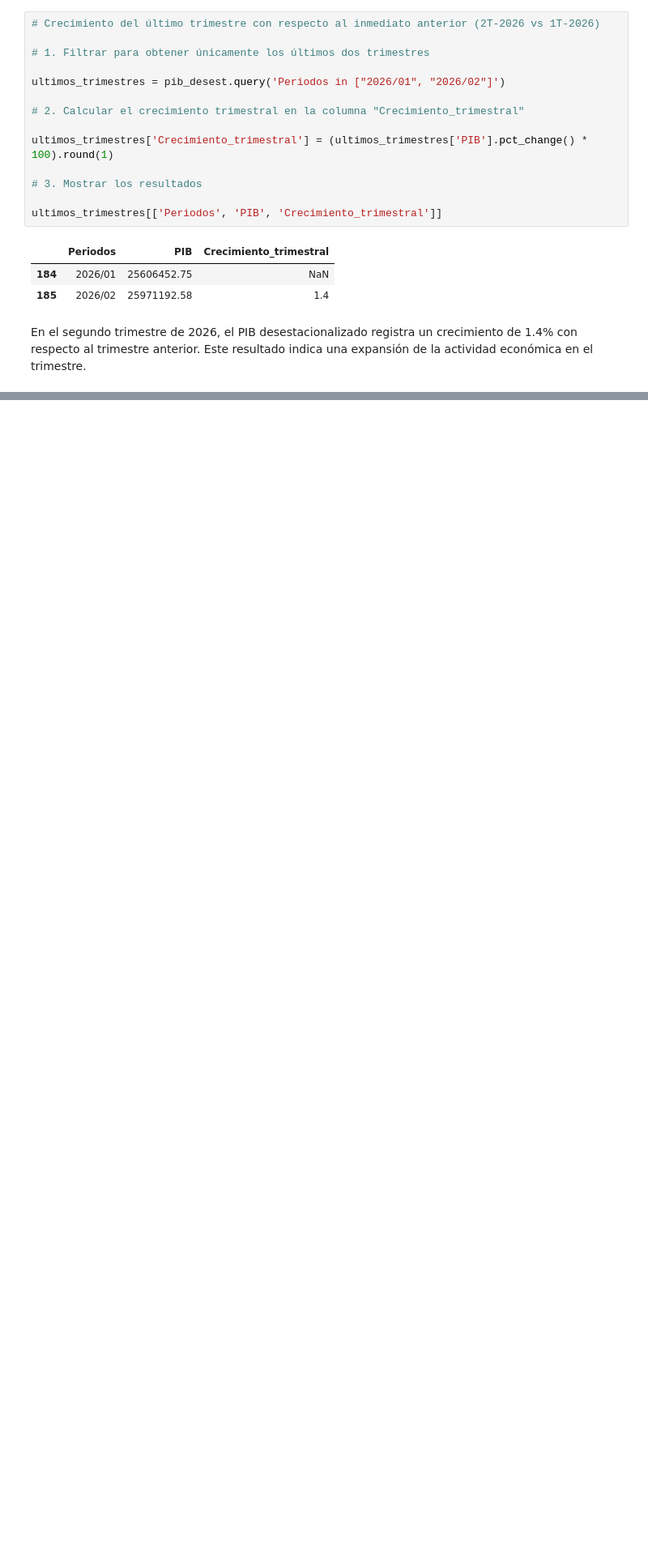
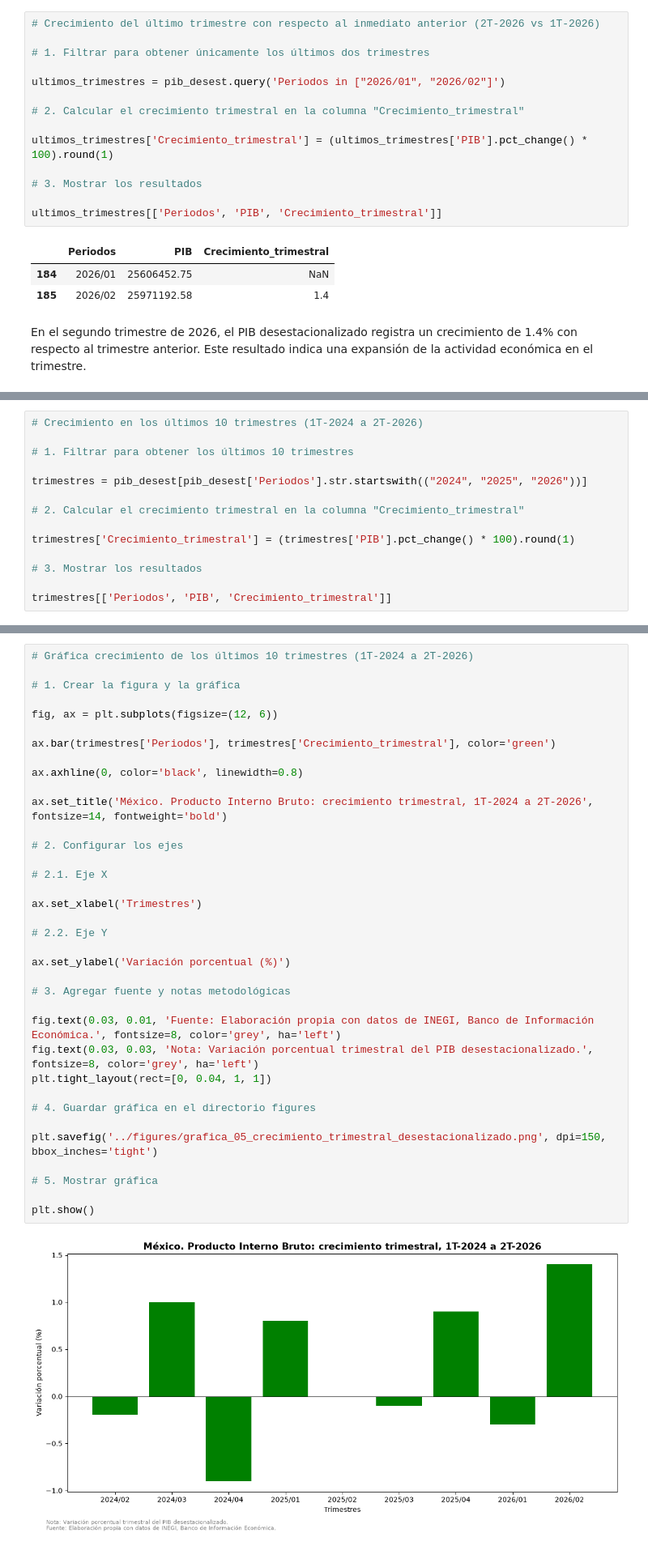
Before and after one commit to Jose-Castanedas/pib_mexico, a Jupyter notebook: notebooks/analisis_pib.ipynb, the cells around one changed output, grey strips where cells are left out. Shown at 81% size. Drawn from its saved outputs; the diff is of its cells as text; blank space fills up the shorter version.

Commit message:
feat: agrega gráfica del crecimiento trimestral de 2024 a 2026

```diff
--- a/notebooks/analisis_pib.ipynb
+++ b/notebooks/analisis_pib.ipynb
@@ -464,0 +467,14 @@ En el segundo trimestre de 2026, el PIB desestacionalizado registra un crecimien
+# %%
+# Crecimiento en los últimos 10 trimestres (1T-2024 a 2T-2026)
+
+# 1. Filtrar para obtener los últimos 10 trimestres
+
+trimestres = pib_desest[pib_desest['Periodos'].str.startswith(("2024", "2025", "2026"))]
+
+# 2. Calcular el crecimiento trimestral en la columna "Crecimiento_trimestral"
+
+trimestres['Crecimiento_trimestral'] = (trimestres['PIB'].pct_change() * 100).round(1)
+
+# 3. Mostrar los resultados
+
+trimestres[['Periodos', 'PIB', 'Crecimiento_trimestral']]
@@ -464,0 +493,38 @@ En el segundo trimestre de 2026, el PIB desestacionalizado registra un crecimien
+# %%
+# Gráfica crecimiento de los últimos 10 trimestres (1T-2024 a 2T-2026)
+
+# 1. Crear la figura y la gráfica
+
+fig, ax = plt.subplots(figsize=(12, 6))
+
+ax.bar(trimestres['Periodos'], trimestres['Crecimiento_trimestral'], color='green')
+
+ax.axhline(0, color='black', linewidth=0.8)
+
+ax.set_title('México. Producto Interno Bruto: crecimiento trimestral, 1T-2024 a 2T-2026', fontsize=14, fontweight='bold')
+
+# 2. Configurar los ejes
+
+# 2.1. Eje X
+
+ax.set_xlabel('Trimestres')
+
+# 2.2. Eje Y
+
+ax.set_ylabel('Variación porcentual (%)')
+
+# 3. Agregar fuente y notas metodológicas
+
+fig.text(0.03, 0.01, 'Fuente: Elaboración propia con datos de INEGI, Banco de Información Económica.', fontsize=8, color='grey', ha='left')
+fig.text(0.03, 0.03, 'Nota: Variación porcentual trimestral del PIB desestacionalizado.', fontsize=8, color='grey', ha='left')
+plt.tight_layout(rect=[0, 0.04, 1, 1])
+
+# 4. Guardar gráfica en el directorio figures
+
+plt.savefig('../figures/grafica_05_crecimiento_trimestral_desestacionalizado.png', dpi=150, bbox_inches='tight')
+
+# 5. Mostrar gráfica
+
+plt.show()
+# %% [output]
+[figure, added]
```
Also changed, not shown: parts of 4 cells of this notebook, 1 other file.
